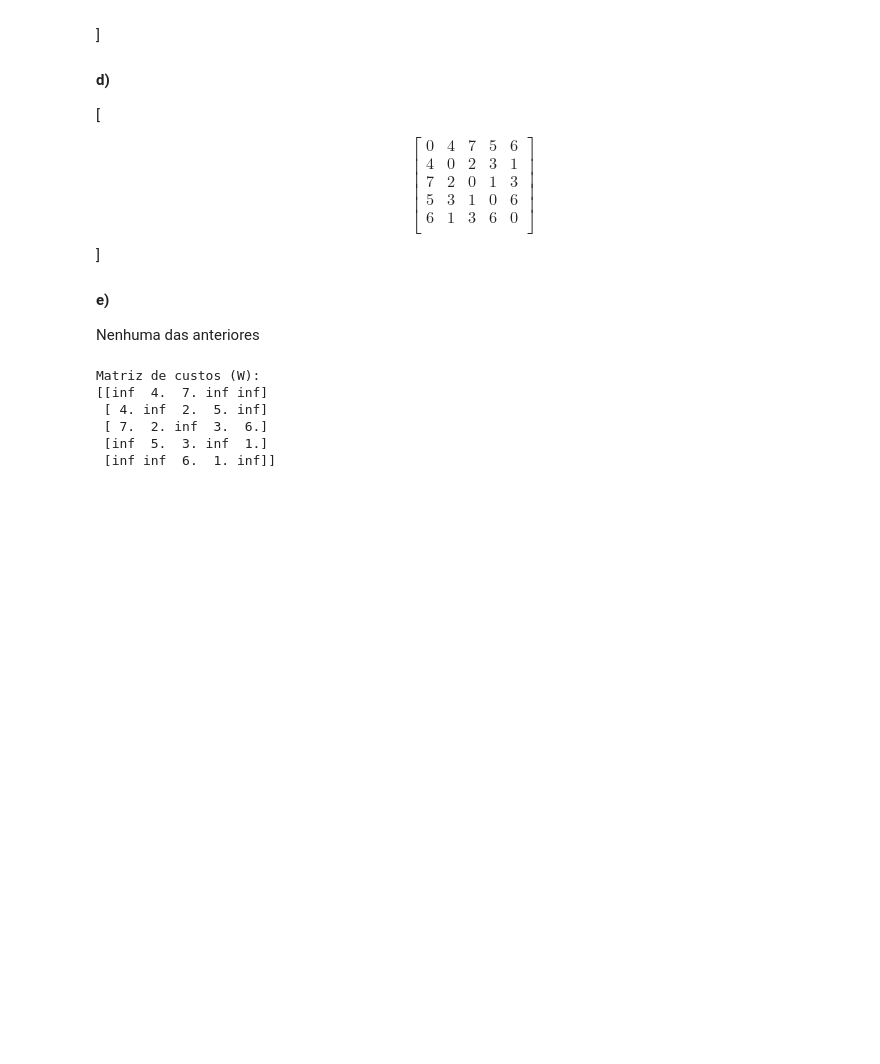
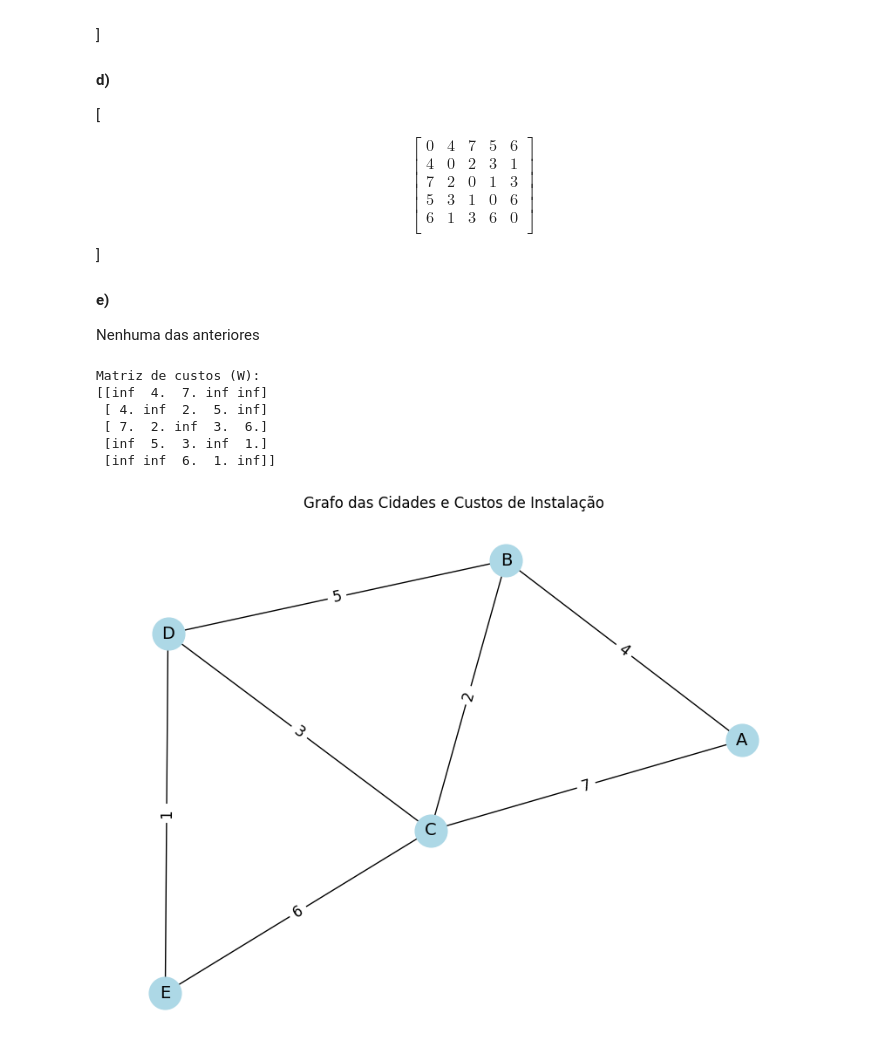
Before and after one commit to LeonardoVieiraGuimaraes/TeoriaGrafos, a Jupyter notebook: BancoPerguntas/ArvoreGeradoraCaminhosMinimos.ipynb, the cells around one changed output. Saved outputs shown, nothing was run; the diff lists cells and outputs as text; code cells hidden in the pictures; blank space fills up the shorter version.

```diff
--- a/BancoPerguntas/ArvoreGeradoraCaminhosMinimos.ipynb
+++ b/BancoPerguntas/ArvoreGeradoraCaminhosMinimos.ipynb
@@ -1386,3 +1386,30 @@ Matriz de custos (W):
  [ 7.  2. inf  3.  6.]
  [inf  5.  3. inf  1.]
  [inf inf  6.  1. inf]]
+# %%
+import networkx as nx
+import matplotlib.pyplot as plt
+
+# Definindo os vértices e arestas com pesos
+edges = [
+    ("A", "B", 4),
+    ("A", "C", 7),
+    ("B", "C", 2),
+    ("B", "D", 5),
+    ("C", "D", 3),
+    ("C", "E", 6),
+    ("D", "E", 1),
+]
+
+G = nx.Graph()
+G.add_weighted_edges_from(edges)
+
+pos = nx.spring_layout(G, seed=42)  # Layout para melhor visualização
+
+plt.figure(figsize=(8, 6))
+nx.draw(G, pos, with_labels=True, node_color="lightblue", node_size=700, font_size=14)
+nx.draw_networkx_edge_labels(G, pos, edge_labels=nx.get_edge_attributes(G, "weight"), font_size=12)
+plt.title("Grafo das Cidades e Custos de Instalação")
+plt.show()
+# %% [output]
+[figure, added]
```
Also changed, not shown: parts of 1 cell of this notebook.
